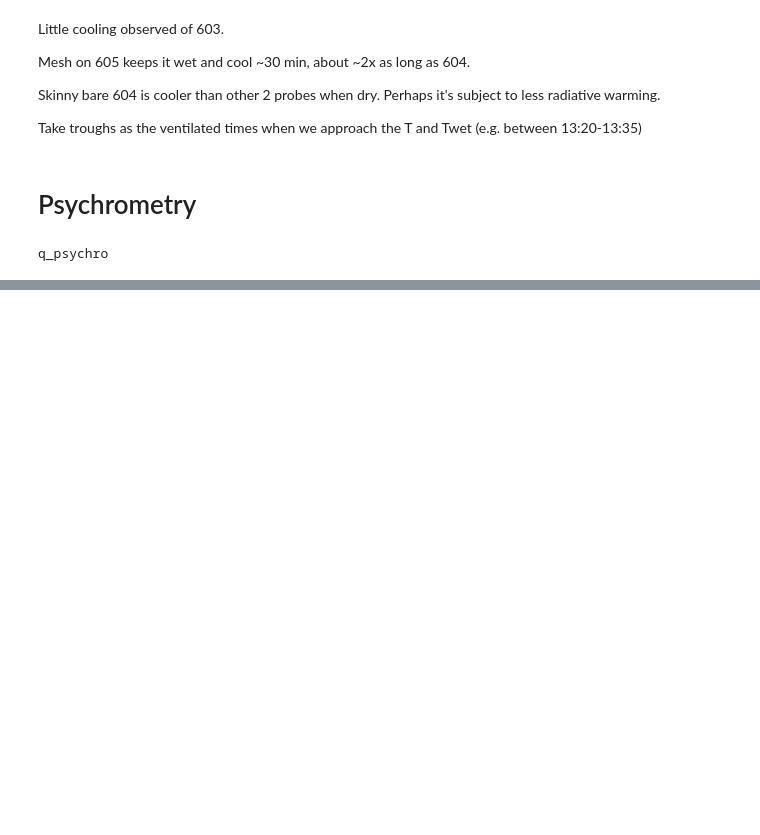
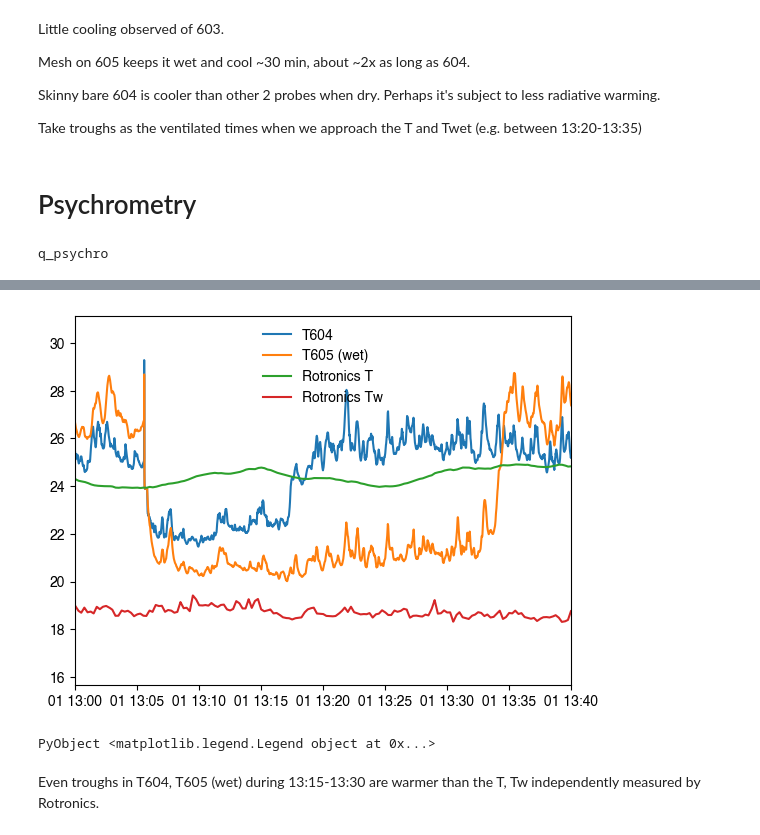
Before and after one commit to jtomfarrar/submersible_humidity_sensor, a Jupyter notebook: code/read_jason_rbr_log_jl.ipynb, the cells around one changed output, grey strips where cells are left out. Saved outputs shown, nothing was run; the diff lists cells and outputs as text; code cells hidden in the pictures; blank space fills up the shorter version.

Commit message:
interp rotronics, calc T, Tws

```diff
--- a/code/read_jason_rbr_log_jl.ipynb
+++ b/code/read_jason_rbr_log_jl.ipynb
@@ -74,8 +74,13 @@ dt2min(dt) = (dt-dt[1])./Minute(1.) # convert time to number in minutes
 # %% [output]
 dt2min (generic function with 1 method)
 # %%
+# load Rotronics data from file
 rot_df = Dict( "Date" => dateformat"m/d/y", "Time" => dateformat"I:M:S p" )
-rot = CSV.File( joinpath(datapath, "rot_0020568591_20220905_114308.csv"), header=41, skipto=45, drop=[5,], dateformat=rot_df )
+rot = CSV.File( joinpath(datapath, "rot_0020568591_20220905_114308.csv"),
+                header=41,
+                skipto=45,
+                drop=[5,],
+                dateformat=rot_df )
 # %% [output]
 1297-element CSV.File:
  CSV.Row: (Date = Date("2022-09-05"), Time = Time(11, 43, 30), Humidity = 70.44, Temperature = 24.3)
@@ -298,0 +310,17 @@ PyObject <matplotlib.legend.Legend object at 0x...>
+# %%
+# do psychrometry
+
+p0 = 101500.0 # nominal pressure, Pa
+q = q_psychro.(t603_605, t605, p0)
+qtest = q_psychro.(t603_605.-0.5, t605.-0.5, p0)
+
+qw = qs.(p0, t603_605)
+
+rot_q = rot.Humidity/100 .* qs.(p0, rot.Temperature) # kg/kg
+rot_tw = Twet.(rot.Temperature, rot_q, 101500.0)
+
+# interpolate rotronics T and Tw to 605 time
+rot_dt = Date(1,1,1) .+ rot.Time + Second(60*7.5)
+# rot_dv = dv.( rot_dt ) # datevalue
+t_rot_605 =  itp_to_605(rot_dt, rot.Temperature)
+tw_rot_605 = itp_to_605(rot_dt, rot_tw)
@@ -298,0 +371,20 @@ PyObject <matplotlib.legend.Legend object at 0x...>
+# %%
+# plot T, Tw from 604-605 thermistor calculations
+# compared to T, Tw from Rotronics
+subplot(1,1,1)
+plot(dtime605, t604_605)
+plot(dtime605, t605)
+plot(dtime605, t_rot_605 )
+plot(dtime605, tw_rot_605 )
+
+xlim([DateTime(1,1,1,13,0,0), DateTime(1,1,1,13,40,0)])
+X = ax.xaxis
+mdates = PyPlot.matplotlib.dates
+X.set_major_locator(mdates.MinuteLocator(10))
+X.set_major_formatter(mdates.DateFormatter("%H:%M")) # Specify the format - %b gives us Jan, Feb...
+legend(["T604", "T605 (wet)", "Rotronics T","Rotronics Tw"]; frameon=false)
+# %% [output]
+[figure, added]
+PyObject <matplotlib.legend.Legend object at 0x...>
+# %% [markdown]
+Even troughs in T604, T605 (wet) during 13:15-13:30 are warmer than the T, Tw independently measured by Rotronics.
```
Also changed, not shown: parts of 7 cells of this notebook.
